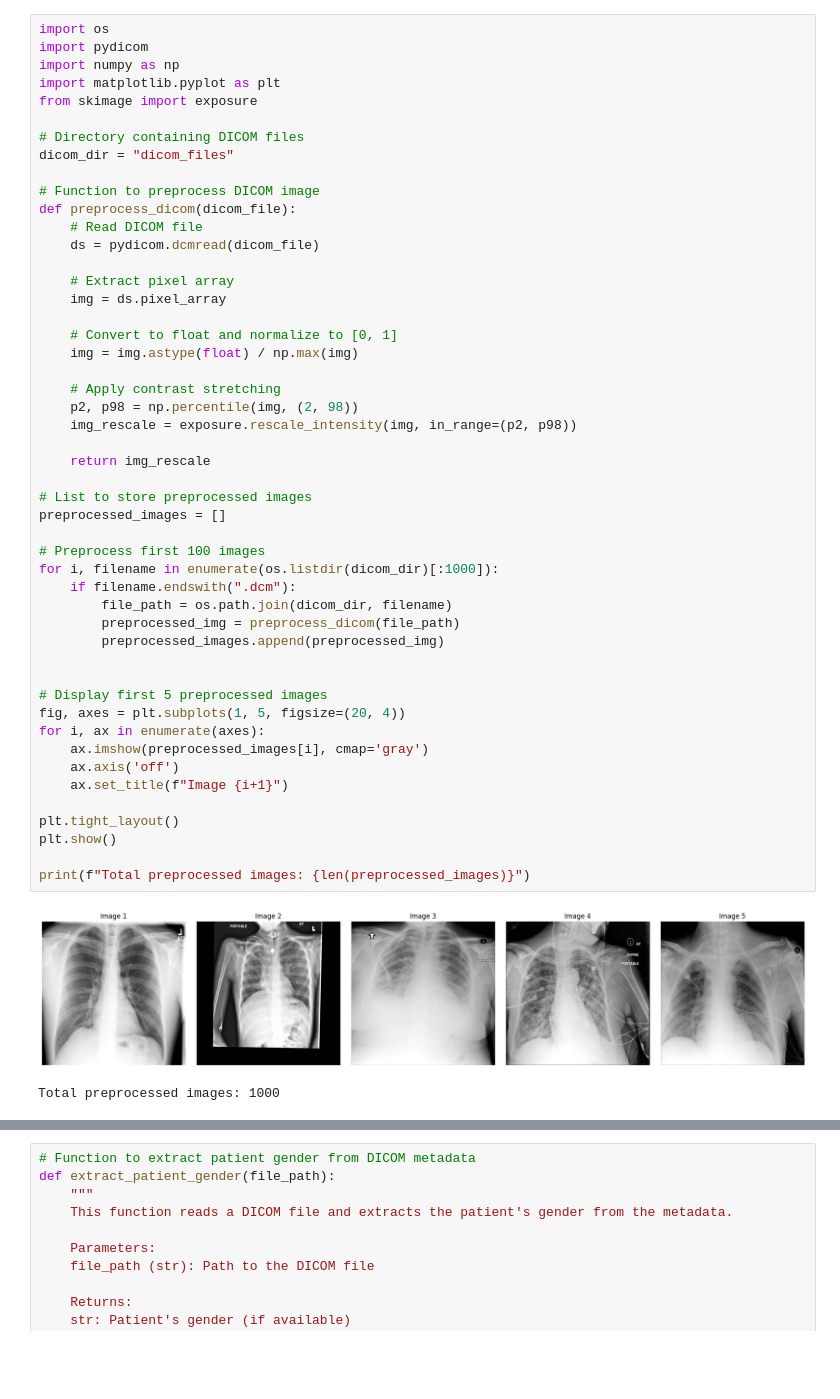
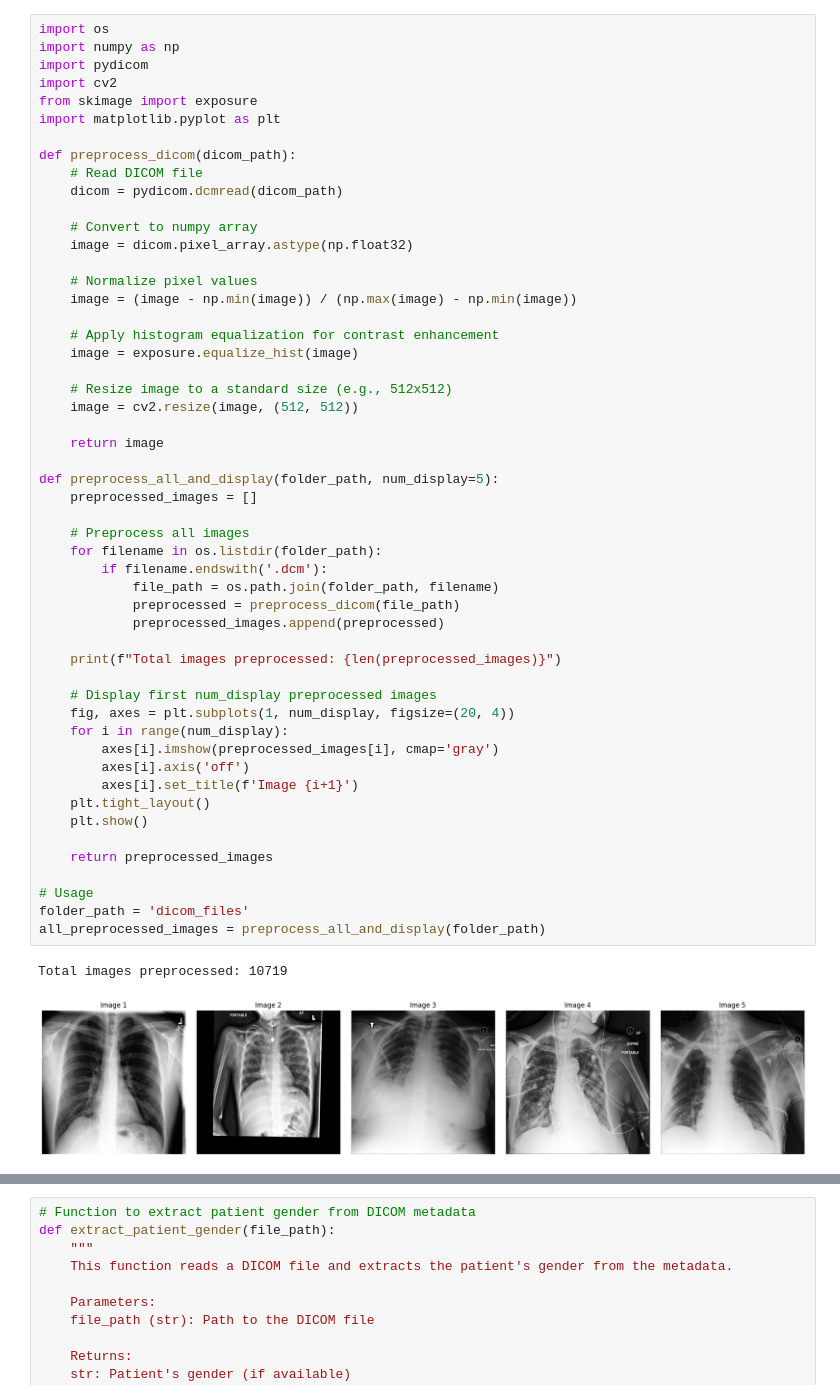
Before and after one commit to alexcri90/Medical-Imaging-DS-Bicocca, a Jupyter notebook: Alter Project_MI.ipynb, the cells around one changed output, grey strips where cells are left out. Saved outputs shown, nothing was run; the diff lists cells and outputs as text; blank space fills up the shorter version.

```diff
--- a/Alter Project_MI.ipynb
+++ b/Alter Project_MI.ipynb
@@ -1,52 +1,55 @@
 # %%
 import os
+import numpy as np
 import pydicom
-import numpy as np
+import cv2
+from skimage import exposure
 import matplotlib.pyplot as plt
-from skimage import exposure
 
-# Directory containing DICOM files
-dicom_dir = "dicom_files"
+def preprocess_dicom(dicom_path):
+    # Read DICOM file
+    dicom = pydicom.dcmread(dicom_path)
 
-# Function to preprocess DICOM image
-def preprocess_dicom(dicom_file):
-    # Read DICOM file
-    ds = pydicom.dcmread(dicom_file)
+    # Convert to numpy array
+    image = dicom.pixel_array.astype(np.float32)
 
-    # Extract pixel array
-    img = ds.pixel_array
+    # Normalize pixel values
+    image = (image - np.min(image)) / (np.max(image) - np.min(image))
 
-    # Convert to float and normalize to [0, 1]
-    img = img.astype(float) / np.max(img)
+    # Apply histogram equalization for contrast enhancement
+    image = exposure.equalize_hist(image)
 
-    # Apply contrast stretching
-    p2, p98 = np.percentile(img, (2, 98))
-    img_rescale = exposure.rescale_intensity(img, in_range=(p2, p98))
+    # Resize image to a standard size (e.g., 512x512)
+    image = cv2.resize(image, (512, 512))
 
-    return img_rescale
+    return image
 
-# List to store preprocessed images
-preprocessed_images = []
+def preprocess_all_and_display(folder_path, num_display=5):
+    preprocessed_images = []
 
-# Preprocess first 100 images
-for i, filename in enumerate(os.listdir(dicom_dir)[:1000]):
-    if filename.endswith(".dcm"):
-        file_path = os.path.join(dicom_dir, filename)
-        preprocessed_img = preprocess_dicom(file_path)
-        preprocessed_images.append(preprocessed_img)
+    # Preprocess all images
+    for filename in os.listdir(folder_path):
+        if filename.endswith('.dcm'):
+            file_path = os.path.join(folder_path, filename)
+            preprocessed = preprocess_dicom(file_path)
+            preprocessed_images.append(preprocessed)
 
+    print(f"Total images preprocessed: {len(preprocessed_images)}")
 
-# Display first 5 preprocessed images
-fig, axes = plt.subplots(1, 5, figsize=(20, 4))
-for i, ax in enumerate(axes):
-    ax.imshow(preprocessed_images[i], cmap='gray')
-    ax.axis('off')
-    ax.set_title(f"Image {i+1}")
+    # Display first num_display preprocessed images
+    fig, axes = plt.subplots(1, num_display, figsize=(20, 4))
+    for i in range(num_display):
+        axes[i].imshow(preprocessed_images[i], cmap='gray')
+        axes[i].axis('off')
+        axes[i].set_title(f'Image {i+1}')
+    plt.tight_layout()
+    plt.show()
 
-plt.tight_layout()
-plt.show()
+    return preprocessed_images
 
-print(f"Total preprocessed images: {len(preprocessed_images)}")
+# Usage
+folder_path = 'dicom_files'
+all_preprocessed_images = preprocess_all_and_display(folder_path)
 # %% [output]
+Total images preprocessed: 10719
-[figure, old version]
+[figure, new version]
-Total preprocessed images: 1000
```
Also changed, not shown: parts of 8 cells of this notebook, 3 other files.
